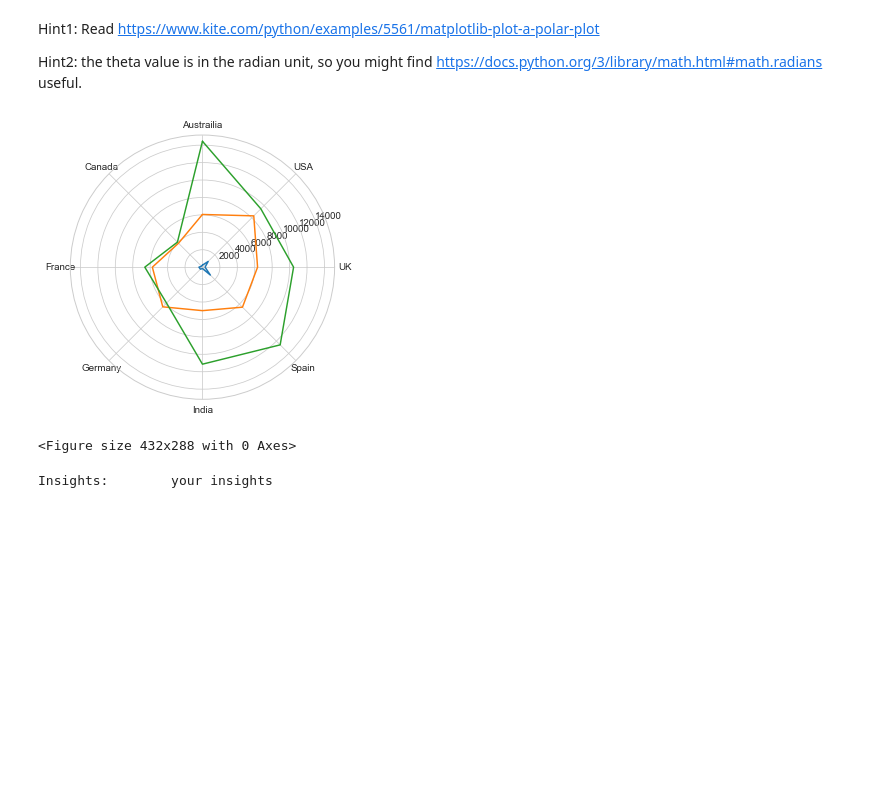
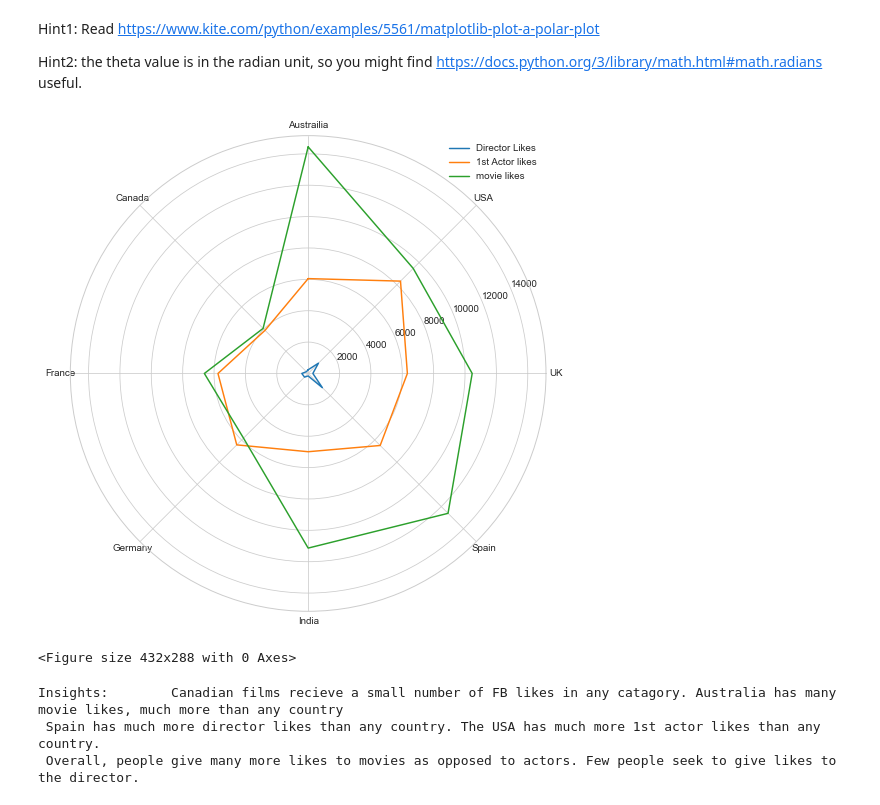
Before and after one commit to carlit-os/datasci_hw2_plots, a Jupyter notebook: HW2.ipynb, the cells around one changed output. Cells and saved outputs as stored; diff of their text form; code cells hidden in the pictures; blank space fills up the shorter version.

Commit message:
First draft, still iffy on the star plot. All plots are interpreted

```diff
--- a/HW2.ipynb
+++ b/HW2.ipynb
@@ -209,45 +214,48 @@ nations.append(df_caFilms)
 
 
 ##plotting
-w = 6
-h = 5
+w = 9
+h = 9
 d = 70
 plt.figure(figsize=(w, h), dpi=d)
 
 angles = [90,45,0,315,270,225,180,135,90]
 theta = []
 for point in angles:
     theta.append(math.radians(point))
 
 
 
 curve_movielikes = []
 curve_actorlikes = []
 curve_directorlikes = []
 for state in nations:
     curve_movielikes.append(facebookGrabber(state,"movie_facebook_likes"))
     curve_actorlikes.append(facebookGrabber(state,"actor_1_facebook_likes"))
     curve_directorlikes.append(facebookGrabber(state,"director_facebook_likes"))
 
 curve_movielikes.append(curve_movielikes[0])
 curve_actorlikes.append(curve_actorlikes[0])
 curve_directorlikes.append(curve_directorlikes[0])
 
 
 ax = plt.subplot(111, projection='polar')
 ax.set_xticklabels(["UK","USA","Austrailia","Canada","France","Germany","India","Spain"])
-ax.plot(theta, curve_directorlikes)
-ax.plot(theta, curve_actorlikes)
-ax.plot(theta, curve_movielikes)
+ax.plot(theta, curve_directorlikes, label='Director Likes')
+ax.plot(theta, curve_actorlikes, label='1st Actor likes')
+ax.plot(theta, curve_movielikes, label='movie likes')
 
+ax.legend()
 plt.show()
 plt.savefig("out.png")
 # %% [output]
-[figure, old version]
+[figure, new version]
 <Figure size 432x288 with 0 Axes>
-# %%
-##TODO
-insights = 'your insights'
-print('Insights:\t', insights)
-# %% [output]
-Insights:        your insights
+# %%
+##TODO
+insights = 'Canadian films recieve a small number of FB likes in any catagory. Australia has many movie likes, much more than any country \n Spain has much more director likes than any country. The USA has much more 1st actor likes than any country. \n Overall, people give many more likes to movies as opposed to actors. Few people seek to give likes to the director. '
+print('Insights:\t', insights)
+# %% [output]
+Insights:        Canadian films recieve a small number of FB likes in any catagory. Australia has many movie likes, much more than any country
+ Spain has much more director likes than any country. The USA has much more 1st actor likes than any country.
+ Overall, people give many more likes to movies as opposed to actors. Few people seek to give likes to the director.
```
Also changed, not shown: parts of 5 cells of this notebook.
